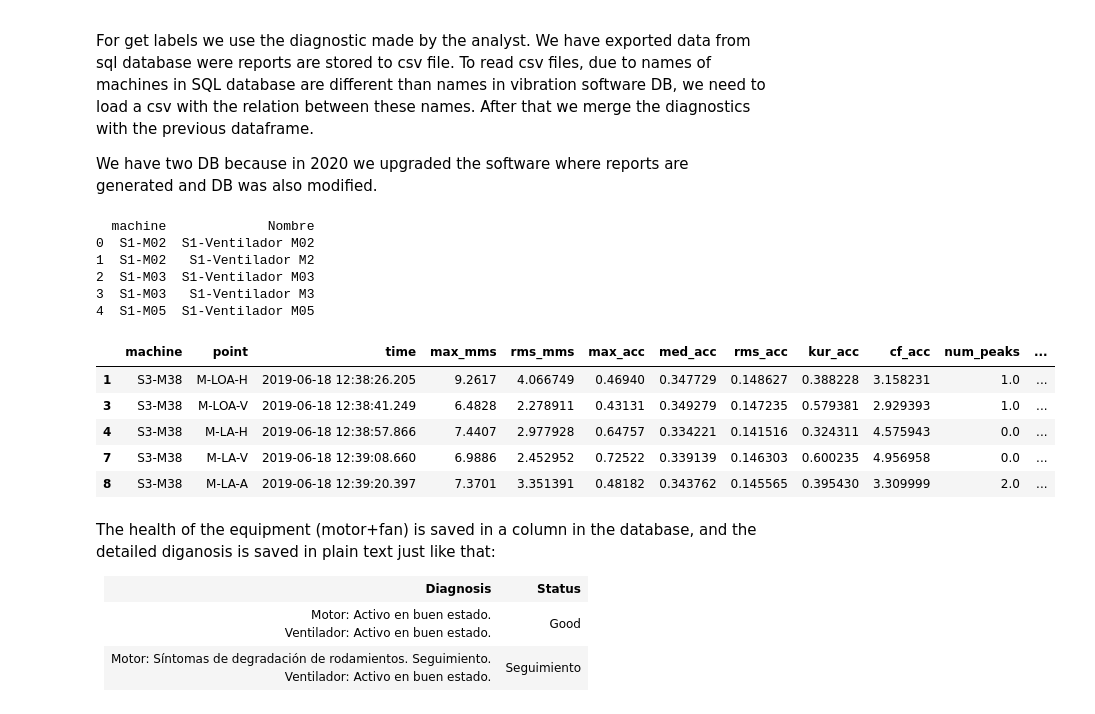
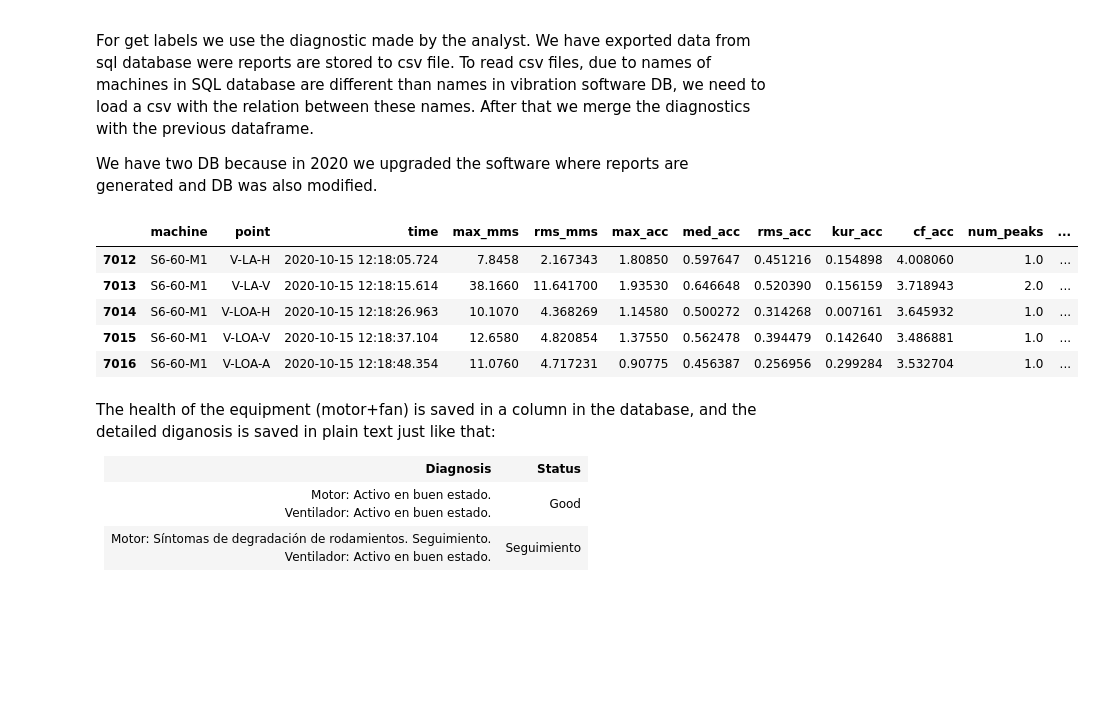
Before and after one commit to esteban-riv/projectargus, a Jupyter notebook: Project Argus.ipynb, the cells around one changed output. Saved outputs shown, nothing was run; the diff lists cells and outputs as text; code cells hidden in the pictures; blank space fills up the shorter version.

```diff
--- a/Project Argus.ipynb
+++ b/Project Argus.ipynb
@@ -16,7 +16,7 @@ pd.set_option('display.max_columns', None)
 # The software export a csv file for every measurement.
 
 # Before importation we must set the path
-folder = datosADASH('Data/Export')
+folder = datosADASH('/Volumes/TOSHIBA EXT/Export')
 # %%
 # Next we get the name of files, machines and points with methods of "datosADASH" module.
 # getmachines return
@@ -235,7 +225,7 @@ Wall time: 7min 43s
 df_mms_params = pd.read_csv('Data/mms_params.csv')
 df_acc_params = pd.read_csv('Data/acc_params.csv')
 df_dem_params = pd.read_csv('Data/dem_params.csv')
-df_spec_acc_params = pd.read_csv('Data/df_spec_acc_params.csv')
+df_spec_acc_params = pd.read_csv('Data/spec_acc_params.csv')
 # %%
 # Now we check all dataframes returns the same
 # numbers of machines
@@ -405,31 +365,24 @@ diagnosis = pd.merge_asof(merged, diagnosis_mer, on="time", by=['machine'],
                   tolerance=pd.Timedelta('40 days'), direction='nearest')
 
 diagnosis = diagnosis.dropna()
-# %% [output]
-  machine             Nombre
-0  S1-M02  S1-Ventilador M02
-1  S1-M02   S1-Ventilador M2
-2  S1-M03  S1-Ventilador M03
-3  S1-M03   S1-Ventilador M3
-4  S1-M05  S1-Ventilador M05
 # %%
 # Now we have a dataframe with all measurments with the
 # features we considered important and the diagnosis
 # set by the analyst in the column "Id_Estado_Activo".
 # We hace three labeles now:
 # 1 - Good
 # 2 - Warning
 # 3 - Alarm
 
 
-diagnosis.head()
+diagnosis.tail()
 # %% [output]
 |  | machine | point | time | max_mms | rms_mms | max_acc | med_acc | rms_acc | kur_acc | cf_acc | num_peaks | ... |
-| 1 | S3-M38 | M-LOA-H | 2019-06-18 12:38:26.205 | 9.2617 | 4.066749 | 0.46940 | 0.347729 | 0.148627 | 0.388228 | 3.158231 | 1.0 | ... |
-| 3 | S3-M38 | M-LOA-V | 2019-06-18 12:38:41.249 | 6.4828 | 2.278911 | 0.43131 | 0.349279 | 0.147235 | 0.579381 | 2.929393 | 1.0 | ... |
-| 4 | S3-M38 | M-LA-H | 2019-06-18 12:38:57.866 | 7.4407 | 2.977928 | 0.64757 | 0.334221 | 0.141516 | 0.324311 | 4.575943 | 0.0 | ... |
-| 7 | S3-M38 | M-LA-V | 2019-06-18 12:39:08.660 | 6.9886 | 2.452952 | 0.72522 | 0.339139 | 0.146303 | 0.600235 | 4.956958 | 0.0 | ... |
-| 8 | S3-M38 | M-LA-A | 2019-06-18 12:39:20.397 | 7.3701 | 3.351391 | 0.48182 | 0.343762 | 0.145565 | 0.395430 | 3.309999 | 2.0 | ... |
+| 7012 | S6-60-M1 | V-LA-H | 2020-10-15 12:18:05.724 | 7.8458 | 2.167343 | 1.80850 | 0.597647 | 0.451216 | 0.154898 | 4.008060 | 1.0 | ... |
+| 7013 | S6-60-M1 | V-LA-V | 2020-10-15 12:18:15.614 | 38.1660 | 11.641700 | 1.93530 | 0.646648 | 0.520390 | 0.156159 | 3.718943 | 2.0 | ... |
+| 7014 | S6-60-M1 | V-LOA-H | 2020-10-15 12:18:26.963 | 10.1070 | 4.368269 | 1.14580 | 0.500272 | 0.314268 | 0.007161 | 3.645932 | 1.0 | ... |
+| 7015 | S6-60-M1 | V-LOA-V | 2020-10-15 12:18:37.104 | 12.6580 | 4.820854 | 1.37550 | 0.562478 | 0.394479 | 0.142640 | 3.486881 | 1.0 | ... |
+| 7016 | S6-60-M1 | V-LOA-A | 2020-10-15 12:18:48.354 | 11.0760 | 4.717231 | 0.90775 | 0.456387 | 0.256956 | 0.299284 | 3.532704 | 1.0 | ... |
 # %% [markdown]
 The health of the equipment (motor+fan) is saved in a column in the database, and the detailed diganosis is saved in plain text just like that:
 
```
Also changed, not shown: parts of 36 cells of this notebook, 30 other files.
